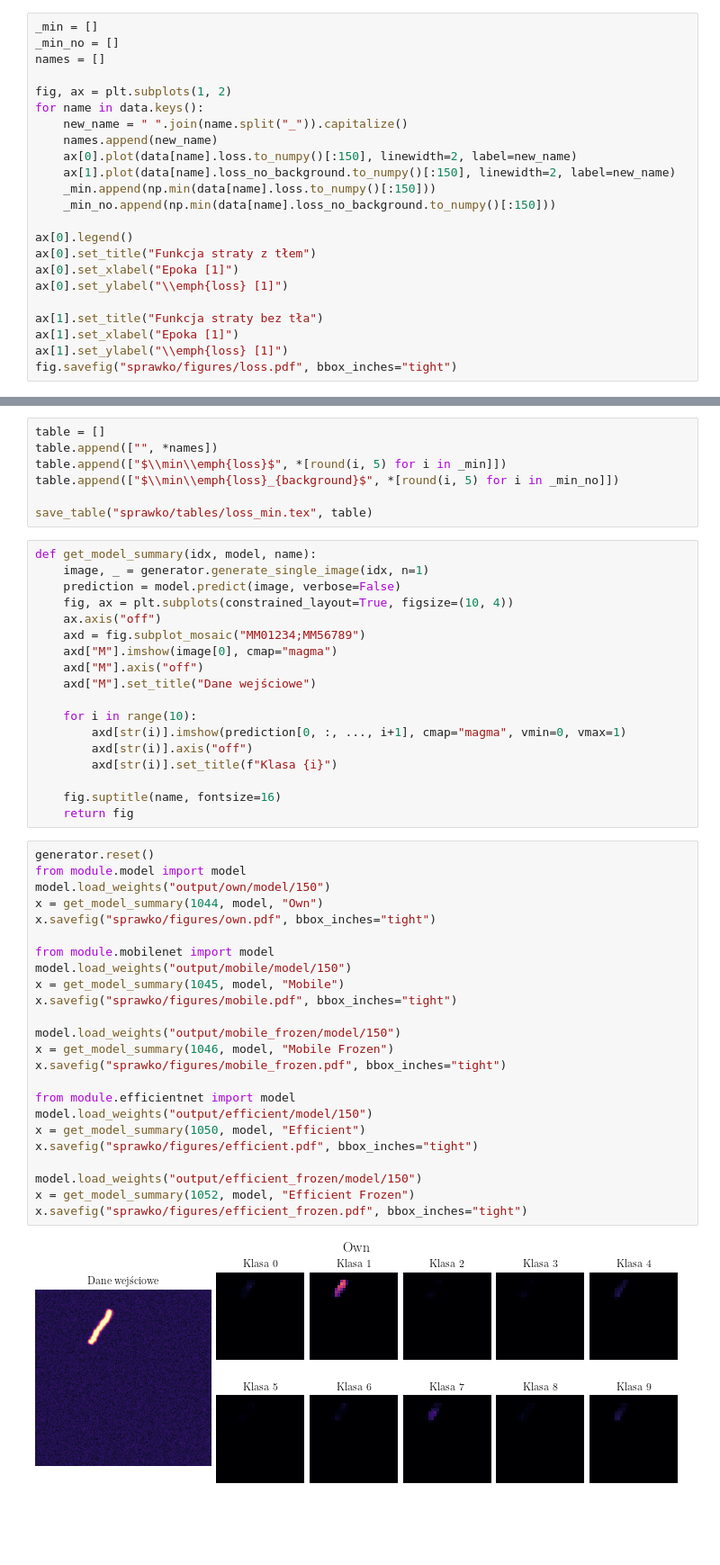
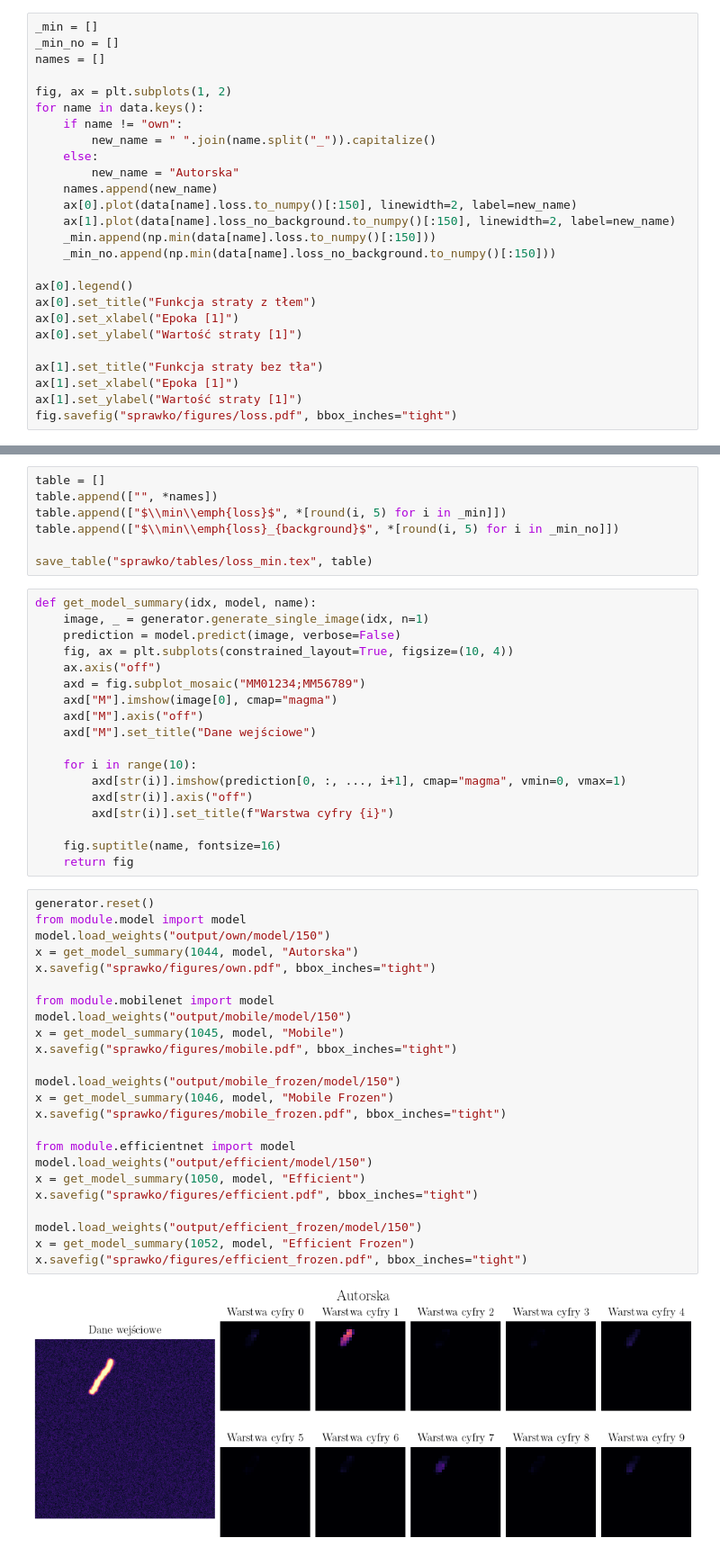
Before and after one commit to krzesu0/widzenie-komputerowe-projekt, a Jupyter notebook: viz.ipynb, the cells around one changed output, grey strips where cells are left out. Shown at 90% size. Cells and saved outputs as stored; diff of their text form; blank space fills up the shorter version.

```diff
--- a/viz.ipynb
+++ b/viz.ipynb
@@ -76,7 +76,10 @@ names = []
 
 fig, ax = plt.subplots(1, 2)
 for name in data.keys():
-    new_name = " ".join(name.split("_")).capitalize()
+    if name != "own":
+        new_name = " ".join(name.split("_")).capitalize()
+    else:
+        new_name = "Autorska"
     names.append(new_name)
     ax[0].plot(data[name].loss.to_numpy()[:150], linewidth=2, label=new_name)
     ax[1].plot(data[name].loss_no_background.to_numpy()[:150], linewidth=2, label=new_name)
@@ -86,10 +89,10 @@ for name in data.keys():
 ax[0].legend()
 ax[0].set_title("Funkcja straty z tłem")
 ax[0].set_xlabel("Epoka [1]")
-ax[0].set_ylabel("\\emph{loss} [1]")
+ax[0].set_ylabel("Wartość straty [1]")
 
 ax[1].set_title("Funkcja straty bez tła")
 ax[1].set_xlabel("Epoka [1]")
-ax[1].set_ylabel("\\emph{loss} [1]")
+ax[1].set_ylabel("Wartość straty [1]")
 fig.savefig("sprawko/figures/loss.pdf", bbox_inches="tight")
 # %% [output]
@@ -115,33 +118,33 @@ def get_model_summary(idx, model, name):
     for i in range(10):
         axd[str(i)].imshow(prediction[0, :, ..., i+1], cmap="magma", vmin=0, vmax=1)
         axd[str(i)].axis("off")
-        axd[str(i)].set_title(f"Klasa {i}")
+        axd[str(i)].set_title(f"Warstwa cyfry {i}")
 
     fig.suptitle(name, fontsize=16)
     return fig
 # %%
 generator.reset()
 from module.model import model
 model.load_weights("output/own/model/150")
-x = get_model_summary(1044, model, "Own")
+x = get_model_summary(1044, model, "Autorska")
 x.savefig("sprawko/figures/own.pdf", bbox_inches="tight")
 
 from module.mobilenet import model
 model.load_weights("output/mobile/model/150")
 x = get_model_summary(1045, model, "Mobile")
 x.savefig("sprawko/figures/mobile.pdf", bbox_inches="tight")
 
 model.load_weights("output/mobile_frozen/model/150")
 x = get_model_summary(1046, model, "Mobile Frozen")
 x.savefig("sprawko/figures/mobile_frozen.pdf", bbox_inches="tight")
 
 from module.efficientnet import model
 model.load_weights("output/efficient/model/150")
 x = get_model_summary(1050, model, "Efficient")
 x.savefig("sprawko/figures/efficient.pdf", bbox_inches="tight")
 
 model.load_weights("output/efficient_frozen/model/150")
 x = get_model_summary(1052, model, "Efficient Frozen")
 x.savefig("sprawko/figures/efficient_frozen.pdf", bbox_inches="tight")
 # %% [output]
-[figure, old version]
+[figure, new version]
```
Also changed, not shown: parts of 3 cells of this notebook, 11 other files.
